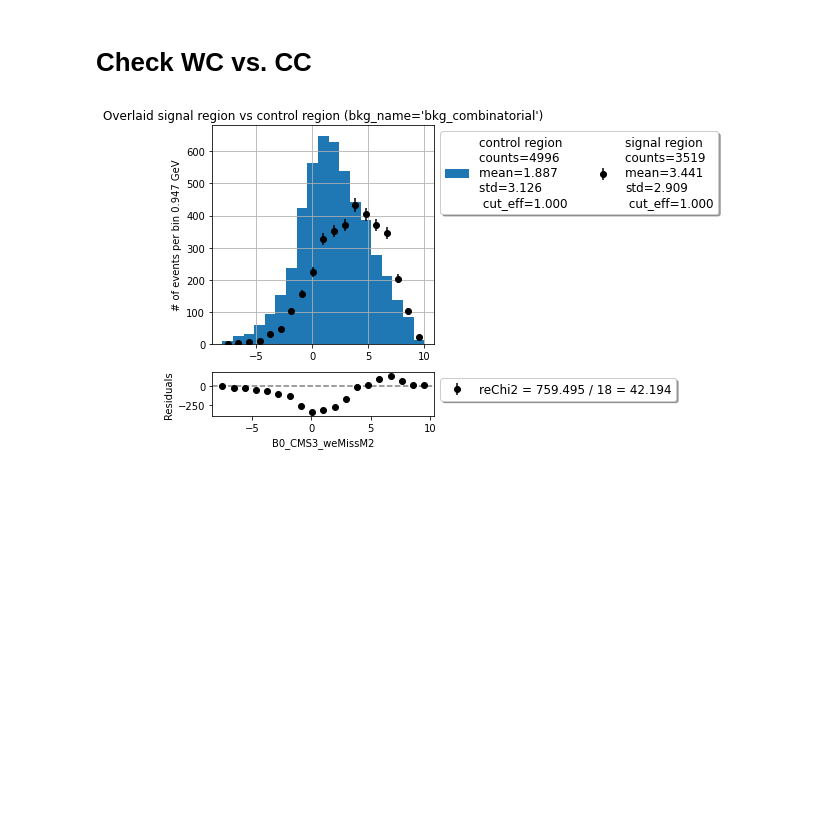
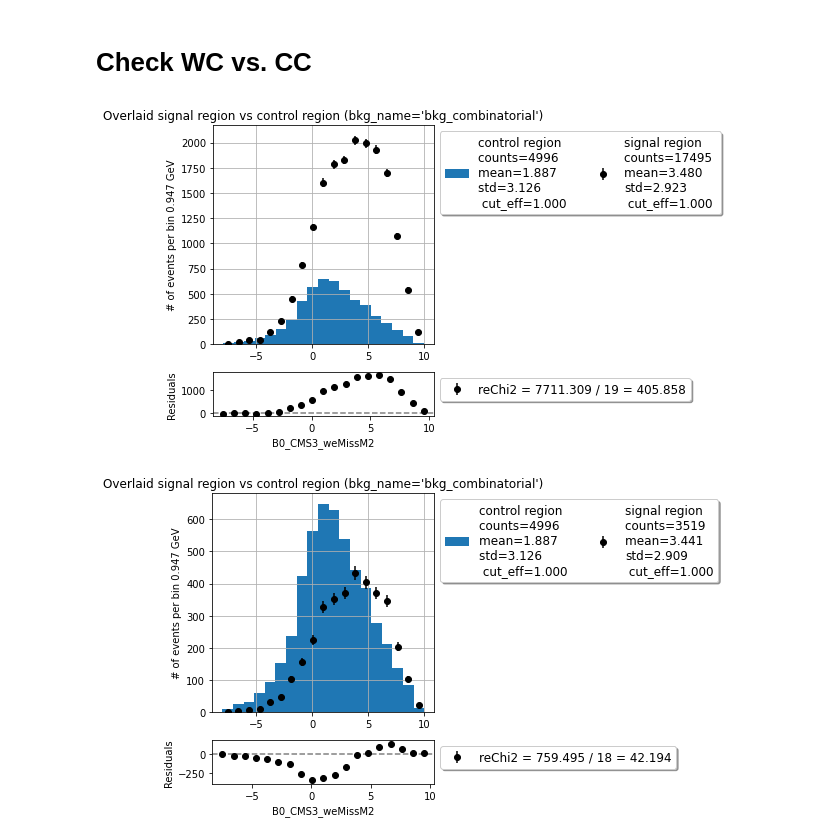
Before and after one commit to zjkjsd/inclusive_R_D, a Jupyter notebook: Notebooks/Plotting/4_PlotNtuple_wrongCharge.ipynb, the cells around one changed output. Cells and saved outputs as stored; diff of their text form; code cells hidden in the pictures; blank space fills up the shorter version.

```diff
--- a/Notebooks/Plotting/4_PlotNtuple_wrongCharge.ipynb
+++ b/Notebooks/Plotting/4_PlotNtuple_wrongCharge.ipynb
@@ -59,12 +48,12 @@ Content of MCParticle list
 cut = '(5<B0_roeMbc_my_mask) & (-4<B0_roeDeltae_my_mask) & (B0_roeDeltae_my_mask<1)'
 
 # Load data files
-MC_cc = uproot.concatenate([f'../../Samples/Generic_MC15ri/e_channel/MC15ri_local_200fb_control/*.root:B0'],
+MC_cc = uproot.concatenate([f'../../Samples/MC15ri/e_channel/1ab_quaxo_4/*ed.root:B0'],
                           library="np",
                           cut = cut,
                           filter_branch=lambda branch: branch.name in columns)
 
-MC_wc = uproot.concatenate([f'../../Samples/Generic_MC15ri/e_channel/MC15ri_local_wrongCharge_200fb/*.root:B0'],
+MC_wc = uproot.concatenate([f'../../Samples/MC15ri/e_channel/local_wrongCharge_200fb/*.root:B0'],
                           library="np",
                           cut = cut,
                           filter_branch=lambda branch: branch.name in columns)
@@ -152,10 +83,8 @@ plot_data_mc(data=df_bestSelected_data, mc=df_bestSelected_mc,
 # %%
-columns_without_nan = df_data_wc_BDT_sig.columns[~df_data_wc_BDT_sig.isna().any()].tolist()
+samples_control=util.classify_mc_dict(df_mc_wc_lgb, 'e', template=False)
+samples_sig = util.classify_mc_dict(df_mc_cc_lgb, 'e', template=False)
 
-samples_control=util.get_dataframe_samples_new(df_mc_wc_BDT_sig, 'e', template=False)
-samples_sig = util.get_dataframe_samples_new(df_mc_cc_BDT_sig, 'e', template=False)
-mpl=util.mpl(samples_control,df_data_wc_BDT_sig)
-# df_conti_conti = samples['bkg_continuum']
+mpl=util.mpl(samples_control,df_data_wc_lgb)
 for name, df in samples_control.items():
     print(name, len(df))
 # %% [output]
@@ -176,10 +107 @@ $D\ell\nu$_gap 0
 bkg_other_signal 0
-# %%
-columns_without_nan = df_data_wc_lgb.columns[~df_data_wc_lgb.isna().any()].tolist()
-
-samples_control=util.get_dataframe_samples_new(df_mc_wc_lgb, 'e', template=False)
-samples_sig = util.get_dataframe_samples_new(df_mc_cc_lgb, 'e', template=False)
-mpl=util.mpl(samples_control,df_data_wc_lgb)
-# df_conti_conti = samples['bkg_continuum']
-for name, df in samples_control.items():
-    print(name, len(df))
@@ -204,5 +136,17 @@ bkg_other_signal 0
 # %% [markdown]
 # Check WC vs. CC
+# %%
+# compare control vs signal regions MC
+b1 = np.linspace(-8,10,20)
+scale = {'control region': 1,
+         'signal region': 0.02}
+mpl.plot_mc_sig_control(variable='B0_CMS3_weMissM2',bins=b1,
+                        bkg_name='bkg_combinatorial',
+                        cut=None,
+                        samples_sig=samples_sig,
+                        scale=scale,correction=False,mask=[])
+# %% [output]
+[figure, added]
 # %%
 # compare control vs signal regions MC
 b1 = np.linspace(-8,10,20)
```
Also changed, not shown: parts of 22 cells of this notebook, 3 other files.
